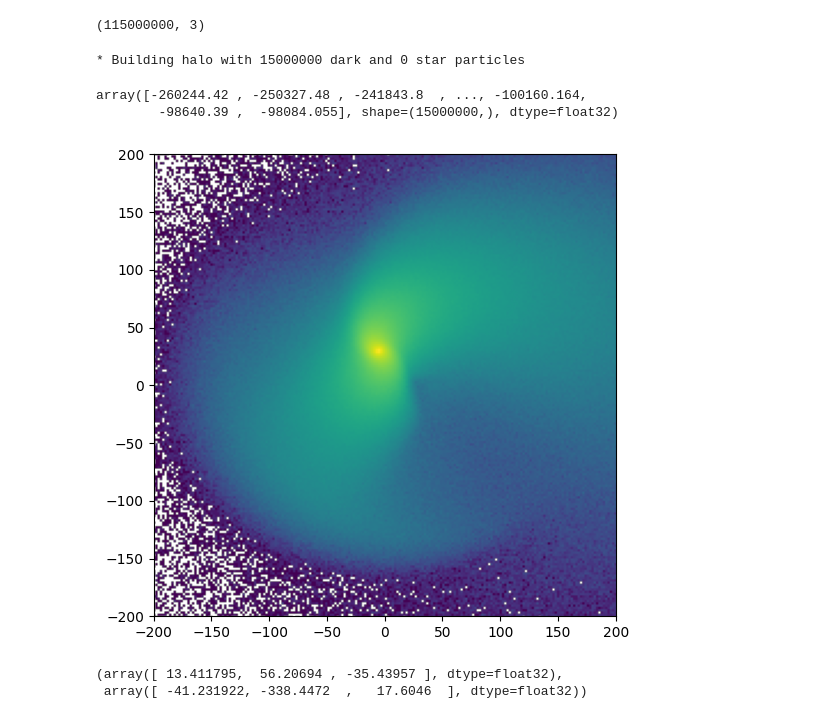
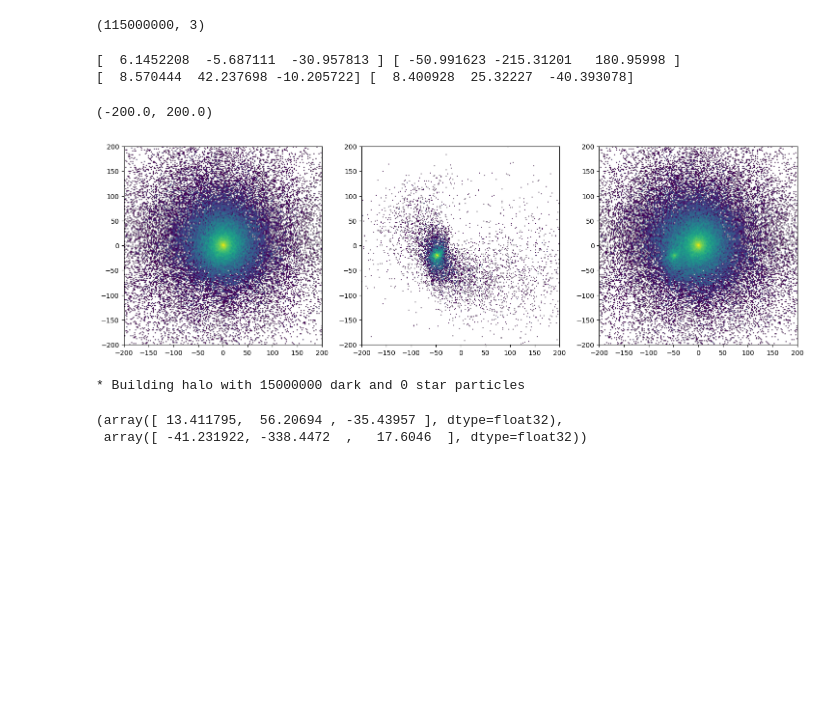
Before and after one commit to jngaravitoc/nba, a Jupyter notebook: tutorials/Reading_GC21_MWLMC_snapshots_v_0.2.ipynb, the cells around one changed output. Drawn from its saved outputs; the diff is of its cells as text; code cells hidden in the pictures; blank space fills up the shorter version.

```diff
--- a/tutorials/Reading_GC21_MWLMC_snapshots_v_0.2.ipynb
+++ b/tutorials/Reading_GC21_MWLMC_snapshots_v_0.2.ipynb
@@ -54 +58,60 @@ GC21_lmc_data = GC21_lmc.read_halo(
+# %%
+lmc_center = CenterHalo(GC21_LMC_data)
+mw_center = CenterHalo(GC21_MW_data)
+# %%
+pos_lmc, vel_lmc = lmc_center.shrinking_sphere()
+pos_mw, vel_mw = mw_center.shrinking_sphere()
+
+print(pos_lmc, vel_lmc)
+print(pos_mw, vel_mw)
+
+
+# Moving to Galactocentric coordinates
+pos_lmc_GC = GC21_LMC_data['pos']-pos_mw
+vel_lmc_GC = GC21_LMC_data['vel']-vel_mw
+
+pos_mw_GC = GC21_MW_data['pos']-pos_mw
+vel_mw_GC = GC21_MW_data['vel']-vel_mw
+
+
+# LMC-centric coordinates
+pos_lmc_LC = GC21_LMC_data['pos']-pos_lmc
+# %% [output]
+[  6.1452208  -5.687111  -30.957813 ] [ -50.991623 -215.31201   180.95998 ]
+[  8.570444  42.237698 -10.205722] [  8.400928  25.32227  -40.393078]
+# %%
+rsat = norm(pos_lmc_LC, axis=1)
+rmw = norm(pos_mw_GC, axis=1)
+
+rcut_sat = np.where(rsat<300)[0]
+rcut_mw = np.where(rmw<300)[0]
+
+Hlmc, xlmc, ylmc = np.histogram2d(pos_lmc_GC[rcut_sat,1], pos_lmc_GC[rcut_sat,2], bins=300)
+
+Hmw, xmw, ymw = np.histogram2d(pos_mw_GC[rcut_mw,1], pos_mw_GC[rcut_mw,2], bins=300)
+
+
+Hmwlmc, xmwlmc, ymwlmc = np.histogram2d(np.hstack((pos_mw_GC[rcut_mw,1], pos_lmc_GC[rcut_sat,1])),
+                                        np.hstack((pos_mw_GC[rcut_mw,2], pos_lmc_GC[rcut_sat,2])), bins=300)
+# %%
+fig, ax = plt.subplots(1, 3, figsize=(18,6))
+
+ax[0].imshow(Hmw.T, norm=LogNorm(), extent=[np.min(xmw), np.max(xmw), np.min(ymw), np.max(ymw)], origin='lower')
+ax[0].set_xlim(-200, 200)
+ax[0].set_ylim(-200, 200)
+
+ax[1].imshow(Hlmc.T, norm=LogNorm(), extent=[np.min(xlmc), np.max(xlmc), np.min(ylmc), np.max(ylmc)], origin='lower')
+ax[1].set_xlim(-200, 200)
+ax[1].set_ylim(-200, 200)
+
+ax[2].imshow(Hmwlmc.T, norm=LogNorm(), extent=[np.min(xmwlmc), np.max(xmwlmc), np.min(ymwlmc), np.max(ymwlmc)], origin='lower')
+ax[2].set_xlim(-200, 200)
+ax[2].set_ylim(-200, 200)
+
+
+
+#plt.show()
+# %% [output]
+(-200.0, 200.0)
+[figure, added]
 # %%
@@ -56,23 +120,5 @@ LMC_pb = createPBhalo(dark_part = GC21_lmc_data)
 # %% [output]
 * Building halo with 15000000 dark and 0 star particles
-# %%
-GC21_lmc_data['pot']
-# %% [output]
-array([-260244.42 , -250327.48 , -241843.8  , ..., -100160.164,
-        -98640.39 ,  -98084.055], shape=(15000000,), dtype=float32)
-# %%
-rsat = norm(GC21_lmc_data['pos'], axis=1)
-rcut = np.where(rsat<300)[0]
-
-plt.figure(figsize=(6,6))
-Hh, xh, yh = np.histogram2d(GC21_lmc_data['pos'][rcut,1],
-                            GC21_lmc_data['pos'][rcut,2], bins=300)
-plt.imshow(Hh.T, norm=LogNorm(), extent=[np.min(xh), np.max(xh), np.min(yh), np.max(yh)])
-plt.xlim(-200, 200)
-plt.ylim(-200, 200)
-plt.show()
-# %% [output]
-[figure, removed]
 # %%
 os.chdir("../com/")
 from com_methods import CenterHalo
```
Also changed, not shown: parts of 6 cells of this notebook.
